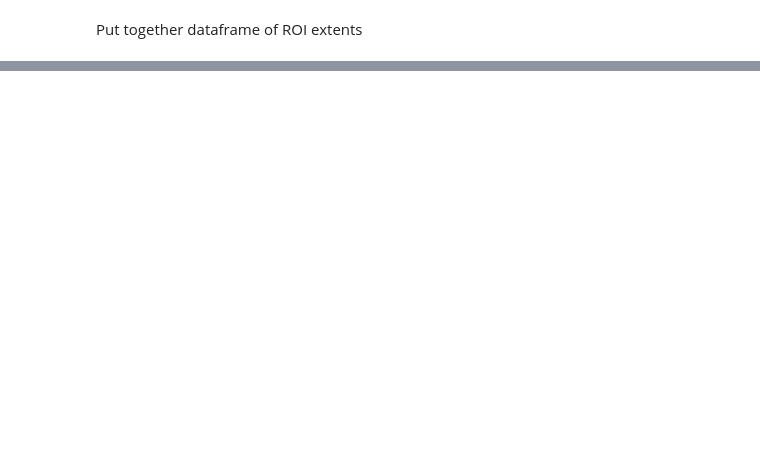
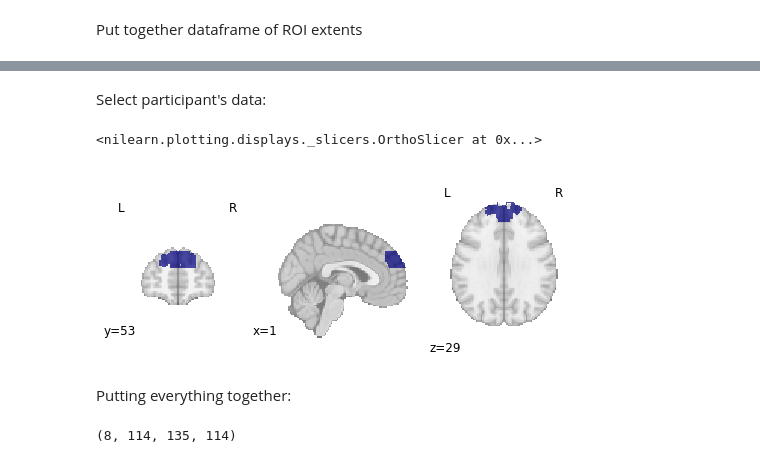
Before and after one commit to nataliavelez/teaching_fmri, a Jupyter notebook: 5_roi/2_check_roi.ipynb, the cells around one changed output, grey strips where cells are left out. Cells and saved outputs as stored; diff of their text form; code cells hidden in the pictures; blank space fills up the shorter version.

```diff
--- a/5_roi/2_check_roi.ipynb
+++ b/5_roi/2_check_roi.ipynb
@@ -89,0 +169,32 @@ all_roi_extents.groupby('roi').agg({'extent': ['min', 'max', 'median']})
+# %% [markdown]
+Select participant's data:
+# %%
+# get all participant ROIs
+sub = 'sub-02'
+sub_roi = roi_df[roi_df.subject == sub]
+
+# load all images
+sub_images = [image.load_img(f) for f in sub_roi.path]
+sub_data = [img.get_fdata() for img in sub_images]
+plotting.plot_roi(sub_images[0], draw_cross=False) # example roi
+# %% [output]
+<nilearn.plotting.displays._slicers.OrthoSlicer at 0x...>
+[figure, added]
+# %% [markdown]
+Putting everything together:
+# %%
+# put together all images
+all_roi_data = np.array([acc_data] + sub_data)
+print(all_images.shape)
+
+# aggregate
+atlas_data = np.zeros(all_roi_data.shape[1:])
+for idx in range(all_roi_data.shape[0]):
+    roi = all_roi_data[idx,:,:]
+    roi_val = idx+1
+
+    atlas_data[roi > 0] = roi_val
+
+atlas_img = image.new_img_like(acc_image, atlas_data)
+# %% [output]
+(8, 114, 135, 114)
```
Also changed, not shown: parts of 16 cells of this notebook, 17 other files.
